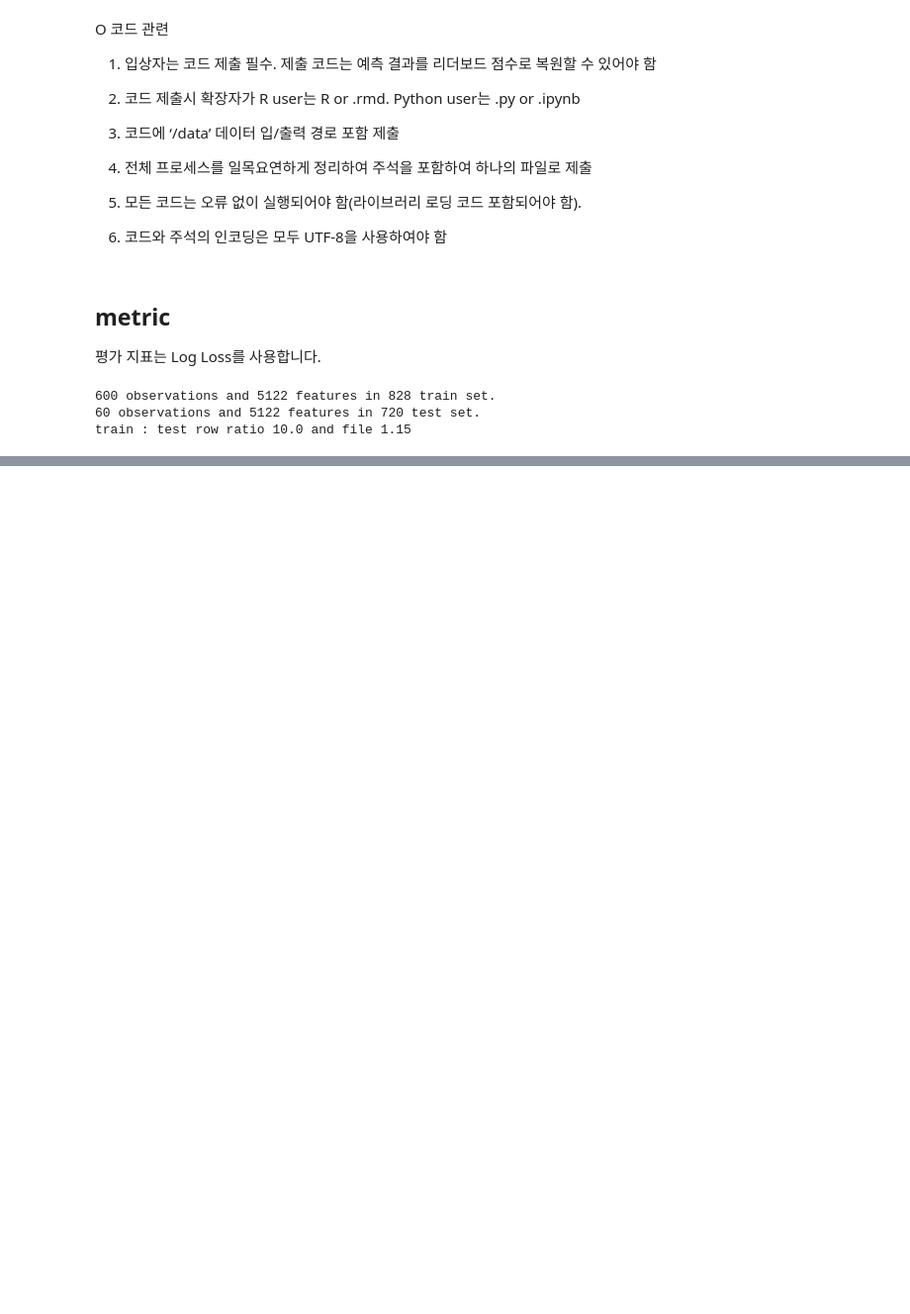
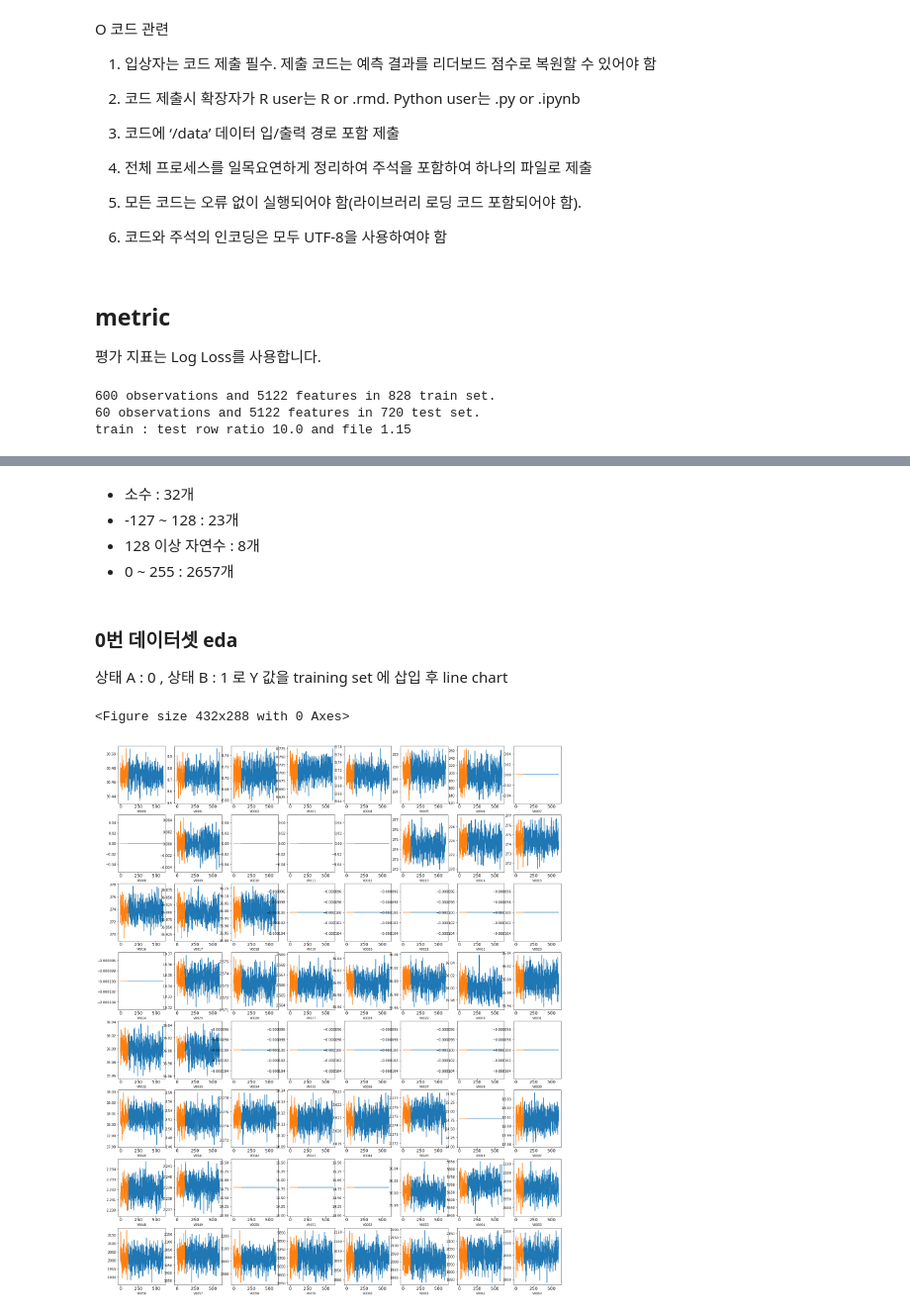
Before and after one commit to nenomigami/competition, a Jupyter notebook: Practice.ipynb, the cells around one changed output, grey strips where cells are left out. Shown at 99% size. Saved outputs shown, nothing was run; the diff lists cells and outputs as text; code cells hidden in the pictures; blank space fills up the shorter version.

```diff
--- a/Practice.ipynb
+++ b/Practice.ipynb
@@ -80,6 +75,7 @@ import dill as pickle
 from catboost import Pool
 # %%
 train = pd.read_csv("data/train/0.csv")
+target = pd.read_csv("data/train_label.csv")
 test = pd.read_csv("data/test/828.csv")
 sample_submission = pd.read_csv("data/sample_submission.csv")
 print("{} observations and {} features in {} train set.".format(train.shape[0],train.shape[1], len(os.listdir("data/train"))))
@@ -91,0 +147,2 @@ train : test row ratio 10.0 and file 1.15
+# %%
+train,_ = reduce_mem_usage(train)
@@ -91,0 +157,9 @@ train : test row ratio 10.0 and file 1.15
+# %% [markdown]
+
+- 소수 : 32개
+- -127 ~ 128 : 23개
+- 128 이상 자연수 : 8개
+- 0 ~ 255 : 2657개
+# %% [markdown]
+### 0번 데이터셋 eda
+상태 A : 0 , 상태 B : 1 로 Y 값을 training set 에 삽입 후 line chart
@@ -91,0 +184,35 @@ train : test row ratio 10.0 and file 1.15
+# %%
+merged_train = insert_label(train,target)
+# %%
+def plot_feature_linechart(df, features, target, save = False, filename = ""):
+    """
+    feature들의 linechart 그려주는 함수
+    argument:
+        df - (pd.dataframe) DataFrame
+        features - 그릴 feature 들
+    """
+    ntarget = df[target].value_counts().keys().values #(string np.array) target feature의 class 확인
+    subdf = [df.loc[df[target] == label] for label in ntarget] #(df list) df grouped by target, ntarget key 순서
+
+    i = 0
+    plt.figure()
+    fig, ax = plt.subplots(8,8,figsize=(24,30))
+
+    for feature in features:
+        i += 1
+        plt.subplot(8,8,i)
+        for _i,label in enumerate(ntarget):
+            plt.plot(subdf[_i][feature])
+        plt.xlabel(feature, fontsize=9)
+        locs, labels = plt.xticks()
+        plt.tick_params(axis='x', which='major', labelsize=13, pad=0)
+        plt.tick_params(axis='y', which='major', labelsize=10)
+        #plt.legend()
+    if save == True:
+        plt.savefig(filename)
+# %%
+features = train.columns[1:65]
+plot_feature_linechart(merged_train, features, 'target')
+# %% [output]
+<Figure size 432x288 with 0 Axes>
+[figure, added]
```
Also changed, not shown: parts of 20 cells of this notebook.
